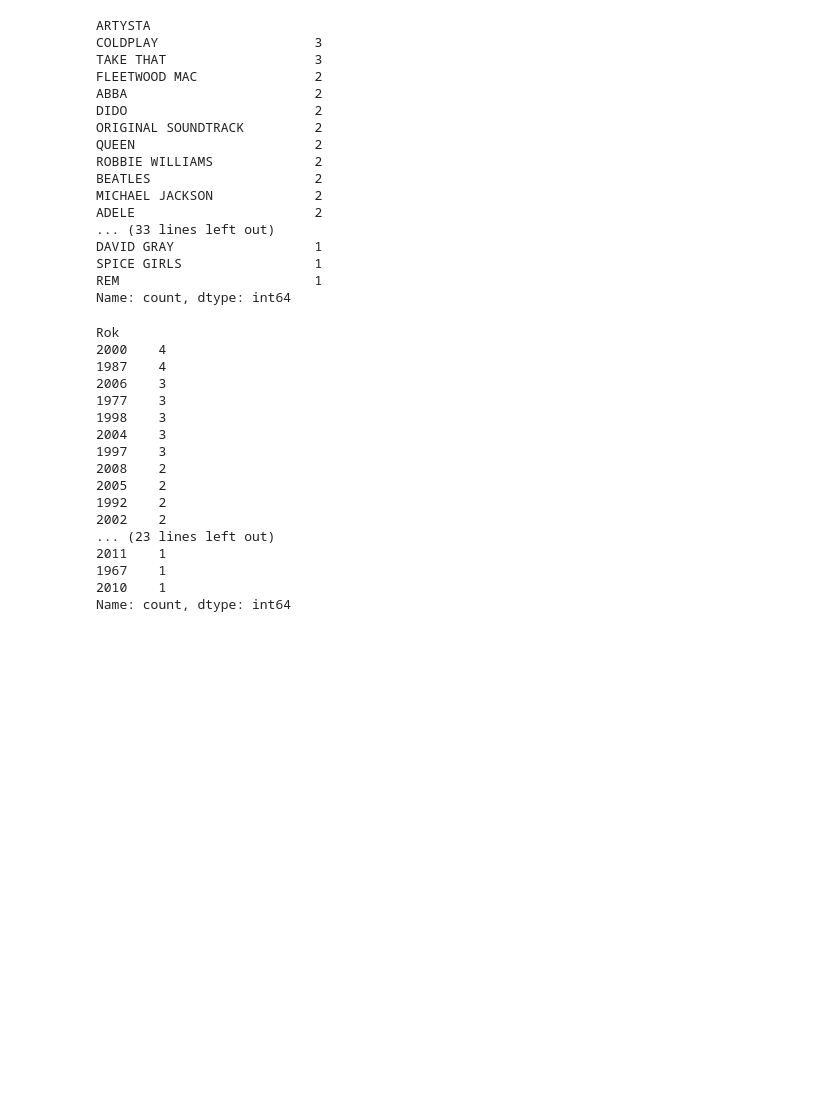
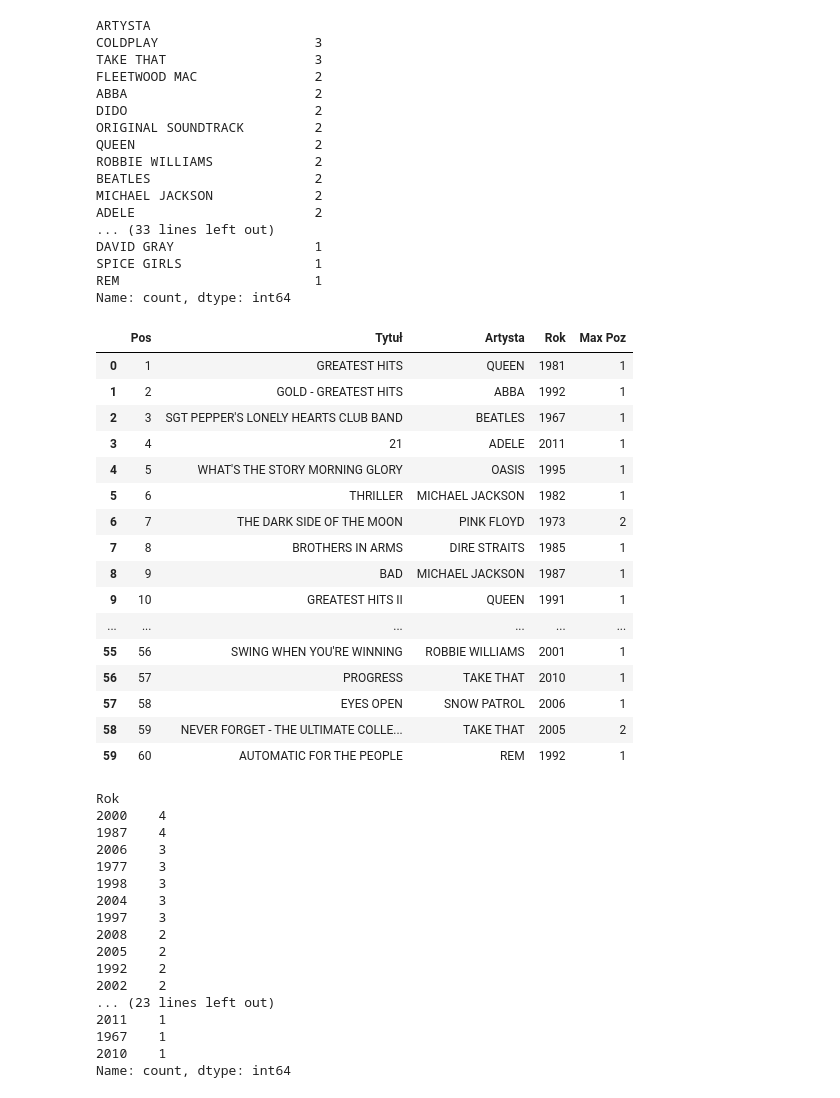
Before and after one commit to janmarek20/repo_8.2, a Jupyter notebook: rozdz_8.2.ipynb, the cells around one changed output. Saved outputs shown, nothing was run; the diff lists cells and outputs as text; code cells hidden in the pictures; blank space fills up the shorter version.

```diff
--- a/rozdz_8.2.ipynb
+++ b/rozdz_8.2.ipynb
@@ -74,7 +74,30 @@ REM                         1
 Name: count, dtype: int64
 # %%
 # %% zd.4
-df.columns = ['Pos', 'Tytuł', 'Artysta', 'Rok', 'Max Poz']
+# In case Max poz instead of Max Poz:
+# df.columns = [col.capitalize() for col in df.columns]
+
+df.columns = [col.title() for col in df.columns]
+df
+#df.columns = ['Pos', 'Tytuł', 'Artysta', 'Rok', 'Max Poz']
+# %% [output]
+|  | Pos | Tytuł | Artysta | Rok | Max Poz |
+| 0 | 1 | GREATEST HITS | QUEEN | 1981 | 1 |
+| 1 | 2 | GOLD - GREATEST HITS | ABBA | 1992 | 1 |
+| 2 | 3 | SGT PEPPER'S LONELY HEARTS CLUB BAND | BEATLES | 1967 | 1 |
+| 3 | 4 | 21 | ADELE | 2011 | 1 |
+| 4 | 5 | WHAT'S THE STORY MORNING GLORY | OASIS | 1995 | 1 |
+| 5 | 6 | THRILLER | MICHAEL JACKSON | 1982 | 1 |
+| 6 | 7 | THE DARK SIDE OF THE MOON | PINK FLOYD | 1973 | 2 |
+| 7 | 8 | BROTHERS IN ARMS | DIRE STRAITS | 1985 | 1 |
+| 8 | 9 | BAD | MICHAEL JACKSON | 1987 | 1 |
+| 9 | 10 | GREATEST HITS II | QUEEN | 1991 | 1 |
+| ... | ... | ... | ... | ... | ... |
+| 55 | 56 | SWING WHEN YOU'RE WINNING | ROBBIE WILLIAMS | 2001 | 1 |
+| 56 | 57 | PROGRESS | TAKE THAT | 2010 | 1 |
+| 57 | 58 | EYES OPEN | SNOW PATROL | 2006 | 1 |
+| 58 | 59 | NEVER FORGET - THE ULTIMATE COLLE... | TAKE THAT | 2005 | 2 |
+| 59 | 60 | AUTOMATIC FOR THE PEOPLE | REM | 1992 | 1 |
 # %%
 # %% zd.5
 df.drop('Max Poz', axis=1, inplace=True)
```
Also changed, not shown: parts of 1 cell of this notebook.
